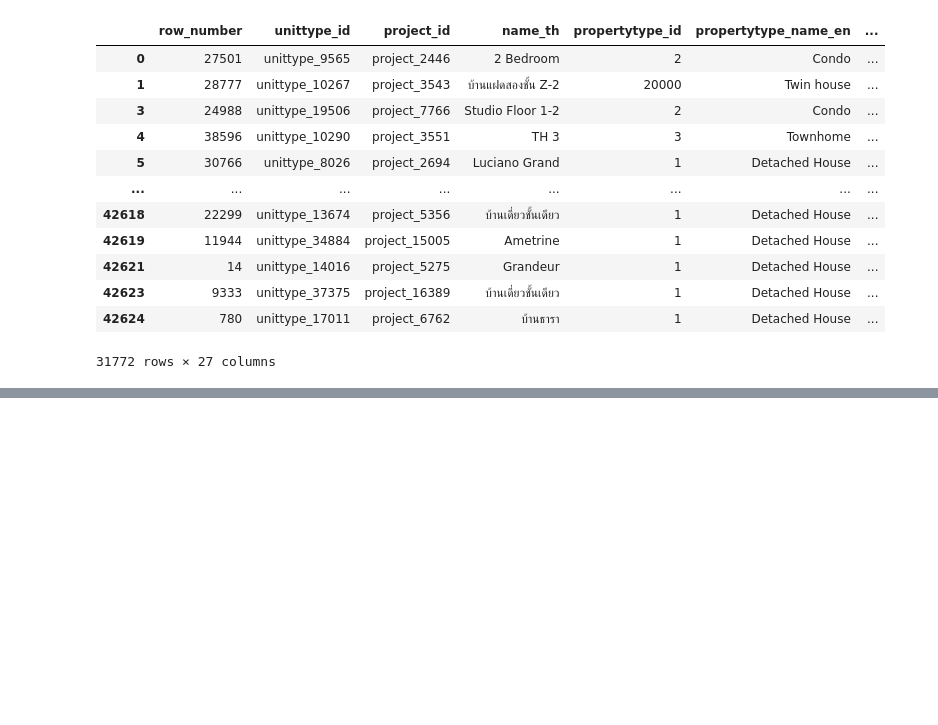
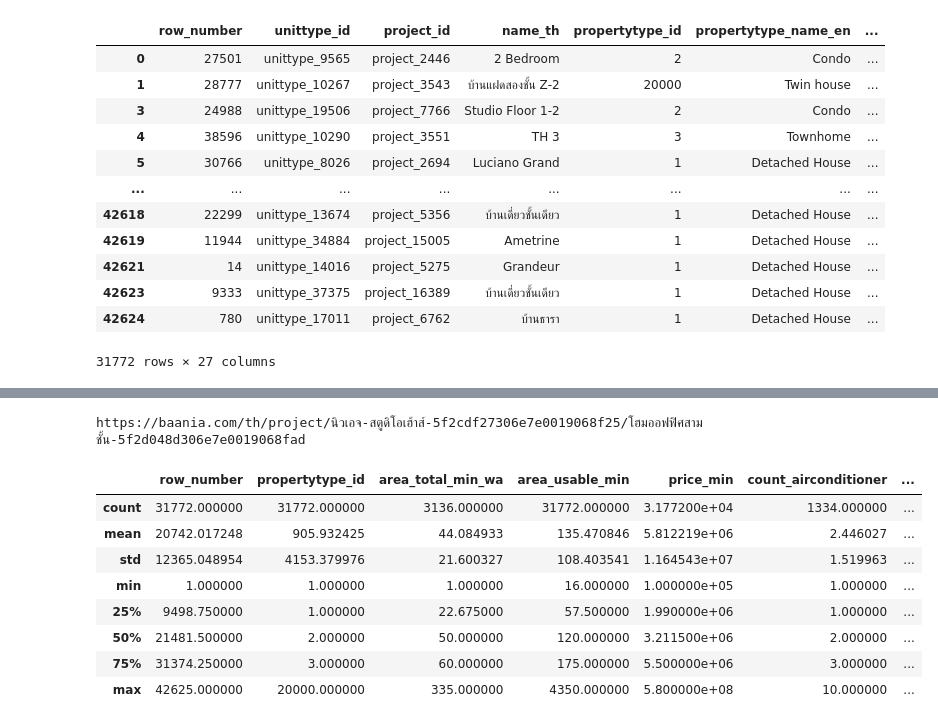
Before and after one commit to supatsara2002/BasicProg_DataViz65, a Jupyter notebook: pandas101.ipynb, the cells around one changed output, grey strips where cells are left out. Saved outputs shown, nothing was run; the diff lists cells and outputs as text; code cells hidden in the pictures; blank space fills up the shorter version.

```diff
--- a/pandas101.ipynb
+++ b/pandas101.ipynb
@@ -303,0 +377,18 @@ unit.fillna(value={'count_room_utility':0,'area_total_min_wa':unit['area_total_m
+# %%
+for row in unit.head(20).iterrows():
+    if 'สตูดิโอ' in row[1]['url_unittype']:
+        print(row[1]['url_unittype'])
+# %% [output]
+https://baania.com/th/project/นิวเอจ-สตูดิโอเฮ้าส์-5f2cdf27306e7e0019068f25/โฮมออฟฟิศสามชั้น-5f2d048d306e7e0019068fad
+# %%
+unit.describe()
+# %% [output]
+|  | row_number | propertytype_id | area_total_min_wa | area_usable_min | price_min | count_airconditioner | ... |
+| count | 31772.000000 | 31772.000000 | 3136.000000 | 31772.000000 | 3.177200e+04 | 1334.000000 | ... |
+| mean | 20742.017248 | 905.932425 | 44.084933 | 135.470846 | 5.812219e+06 | 2.446027 | ... |
+| std | 12365.048954 | 4153.379976 | 21.600327 | 108.403541 | 1.164543e+07 | 1.519963 | ... |
+| min | 1.000000 | 1.000000 | 1.000000 | 16.000000 | 1.000000e+05 | 1.000000 | ... |
+| 25% | 9498.750000 | 1.000000 | 22.675000 | 57.500000 | 1.990000e+06 | 1.000000 | ... |
+| 50% | 21481.500000 | 2.000000 | 50.000000 | 120.000000 | 3.211500e+06 | 2.000000 | ... |
+| 75% | 31374.250000 | 3.000000 | 60.000000 | 175.000000 | 5.500000e+06 | 3.000000 | ... |
+| max | 42625.000000 | 20000.000000 | 335.000000 | 4350.000000 | 5.800000e+08 | 10.000000 | ... |
```
Also changed, not shown: parts of 9 cells of this notebook.
